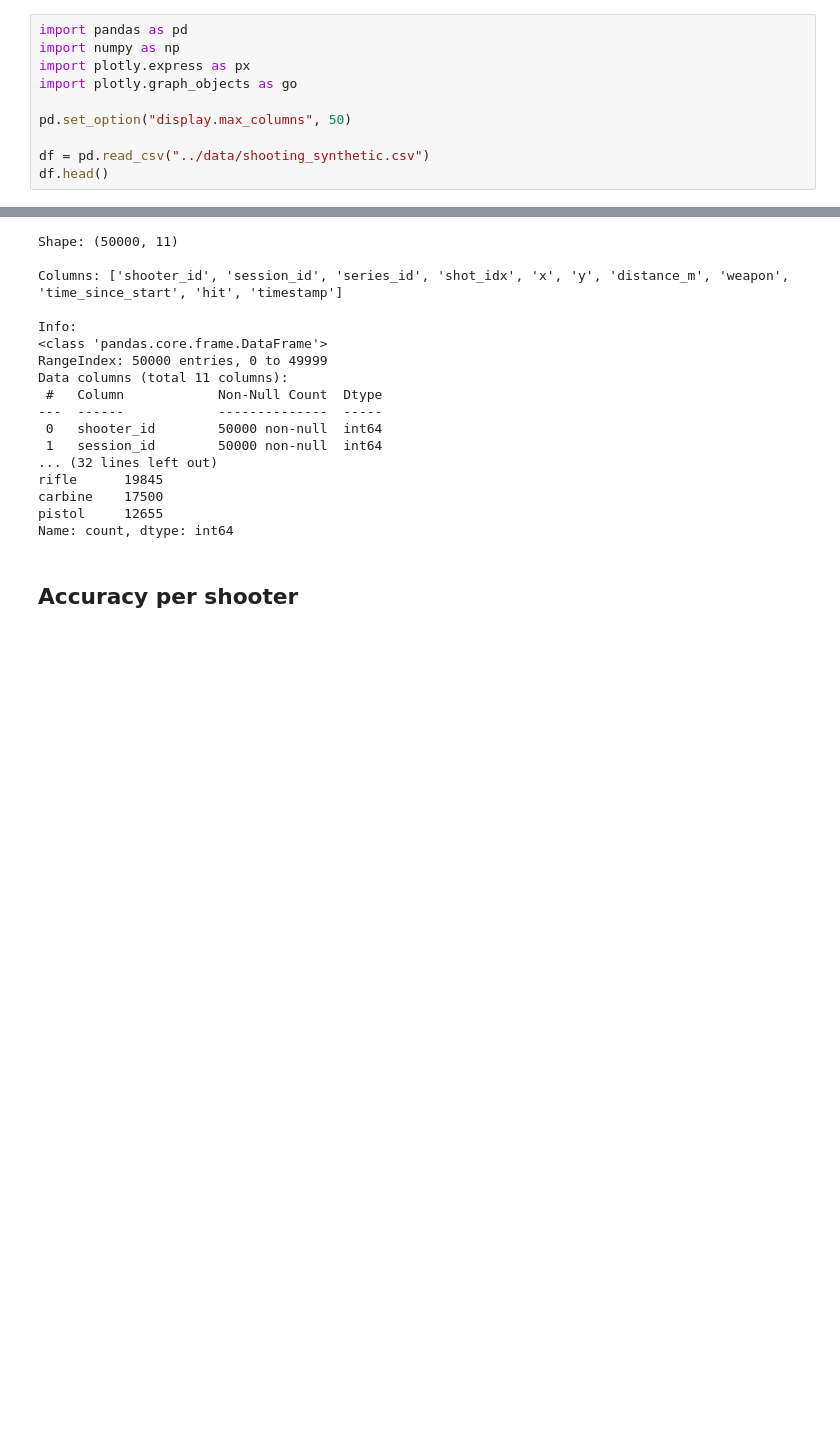
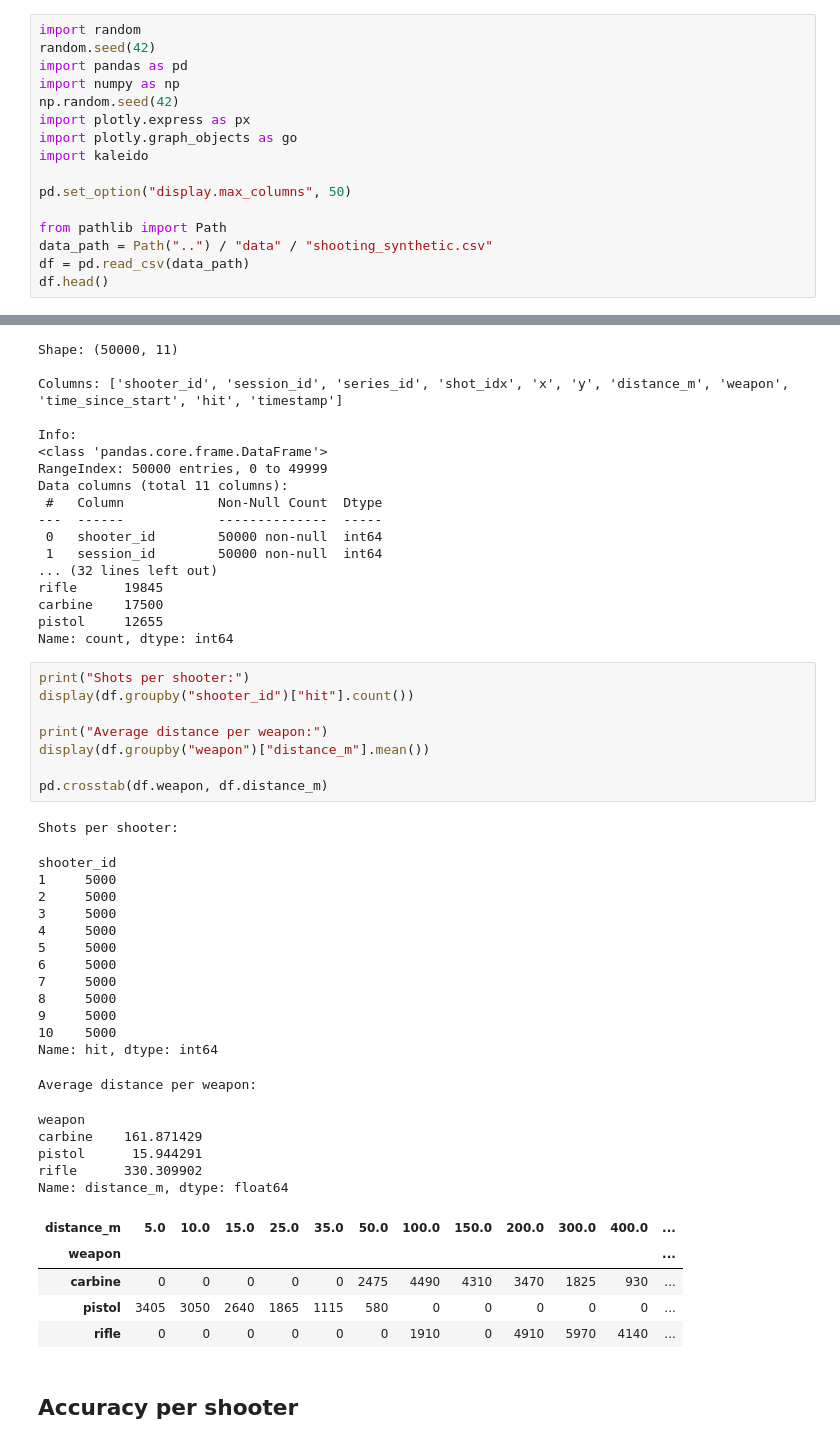
Before and after one commit to Alextsvr/parallax-demo, a Jupyter notebook: notebooks/01_EDA_and_model.ipynb, the cells around one changed output, grey strips where cells are left out. Drawn from its saved outputs; the diff is of its cells as text; blank space fills up the shorter version.

Commit message:
Finalize EDA (Sprint 1): shooter accuracy, heatmaps, session trends, sanity checks, and figure export

```diff
--- a/notebooks/01_EDA_and_model.ipynb
+++ b/notebooks/01_EDA_and_model.ipynb
@@ -8,14 +17,20 @@ This notebook performs initial exploratory analysis of the synthetic dataset:
 - shot heatmap for selected shooter
 - accuracy trend visualization
 # %%
+import random
+random.seed(42)
 import pandas as pd
 import numpy as np
+np.random.seed(42)
 import plotly.express as px
 import plotly.graph_objects as go
+import kaleido
 
 pd.set_option("display.max_columns", 50)
 
-df = pd.read_csv("../data/shooting_synthetic.csv")
+from pathlib import Path
+data_path = Path("..") / "data" / "shooting_synthetic.csv"
+df = pd.read_csv(data_path)
 df.head()
 # %% [output]
 |  | shooter_id | session_id | series_id | shot_idx | x | y | distance_m | weapon | time_since_start | ... |
@@ -60,6 +75,39 @@ rifle      19845
 carbine    17500
 pistol     12655
 Name: count, dtype: int64
+# %%
+print("Shots per shooter:")
+display(df.groupby("shooter_id")["hit"].count())
+
+print("Average distance per weapon:")
+display(df.groupby("weapon")["distance_m"].mean())
+
+pd.crosstab(df.weapon, df.distance_m)
+# %% [output]
+Shots per shooter:
+shooter_id
+1     5000
+2     5000
+3     5000
+4     5000
+5     5000
+6     5000
+7     5000
+8     5000
+9     5000
+10    5000
+Name: hit, dtype: int64
+Average distance per weapon:
+weapon
+carbine    161.871429
+pistol      15.944291
+rifle      330.309902
+Name: distance_m, dtype: float64
+| distance_m | 5.0 | 10.0 | 15.0 | 25.0 | 35.0 | 50.0 | 100.0 | 150.0 | 200.0 | 300.0 | 400.0 | ... |
+| weapon |  |  |  |  |  |  |  |  |  |  |  | ... |
+| carbine | 0 | 0 | 0 | 0 | 0 | 2475 | 4490 | 4310 | 3470 | 1825 | 930 | ... |
+| pistol | 3405 | 3050 | 2640 | 1865 | 1115 | 580 | 0 | 0 | 0 | 0 | 0 | ... |
+| rifle | 0 | 0 | 0 | 0 | 0 | 0 | 1910 | 0 | 4910 | 5970 | 4140 | ... |
 # %% [markdown]
 ## Accuracy per shooter
 # %%
```
Also changed, not shown: parts of 5 cells of this notebook, 2 other files.
